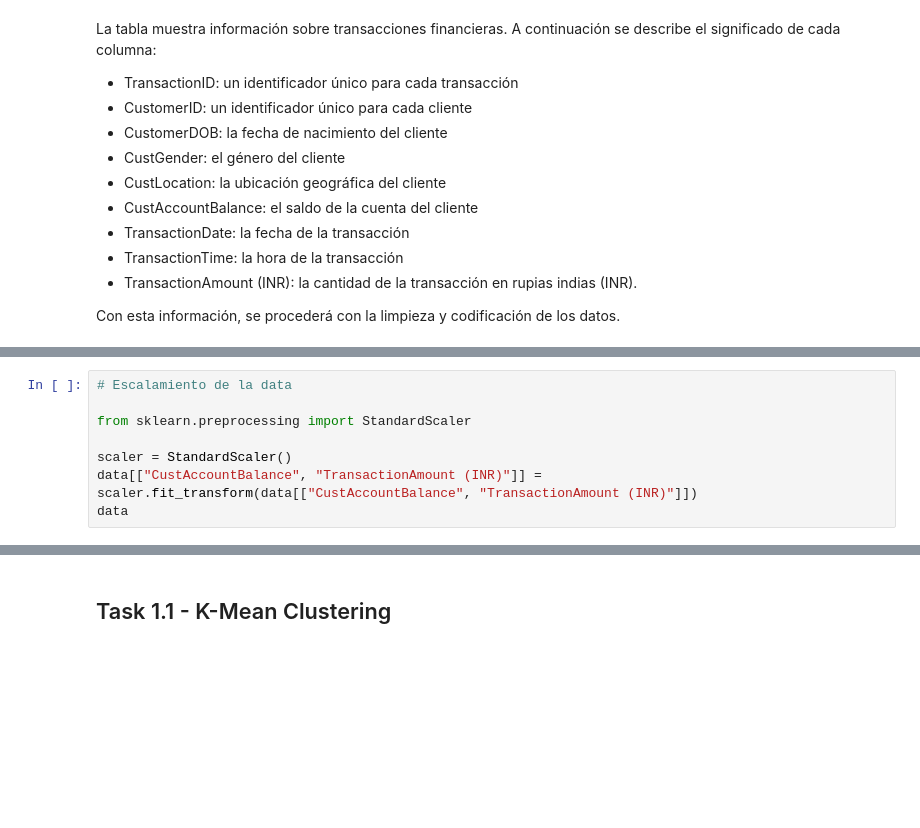
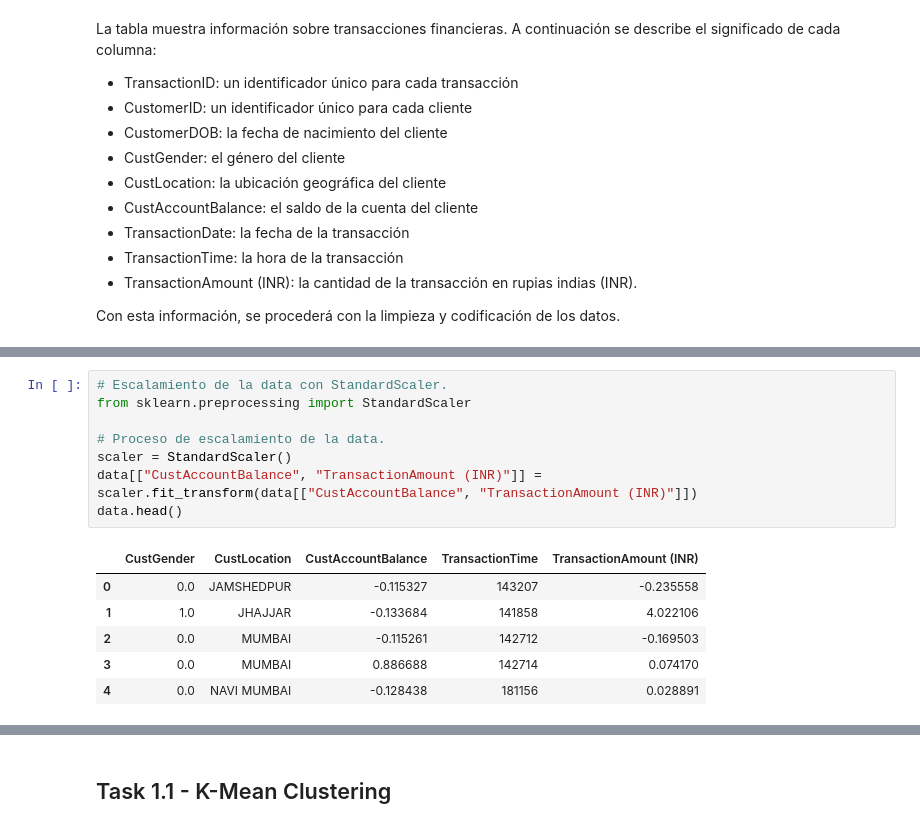
Before and after one commit to unclepete-20/lab7-k-means, a Jupyter notebook: src/k_means.ipynb, the cells around one changed output, grey strips where cells are left out. Saved outputs shown, nothing was run; the diff lists cells and outputs as text; blank space fills up the shorter version.

```diff
--- a/src/k_means.ipynb
+++ b/src/k_means.ipynb
@@ -65,9 +106,16 @@ data
 # %%
-# Escalamiento de la data
-
+# Escalamiento de la data con StandardScaler.
 from sklearn.preprocessing import StandardScaler
 
+# Proceso de escalamiento de la data.
 scaler = StandardScaler()
 data[["CustAccountBalance", "TransactionAmount (INR)"]] = scaler.fit_transform(data[["CustAccountBalance", "TransactionAmount (INR)"]])
-data
+data.head()
+# %% [output]
+|  | CustGender | CustLocation | CustAccountBalance | TransactionTime | TransactionAmount (INR) |
+| 0 | 0.0 | JAMSHEDPUR | -0.115327 | 143207 | -0.235558 |
+| 1 | 1.0 | JHAJJAR | -0.133684 | 141858 | 4.022106 |
+| 2 | 0.0 | MUMBAI | -0.115261 | 142712 | -0.169503 |
+| 3 | 0.0 | MUMBAI | 0.886688 | 142714 | 0.074170 |
+| 4 | 0.0 | NAVI MUMBAI | -0.128438 | 181156 | 0.028891 |
 # %%
```
Also changed, not shown: parts of 16 cells of this notebook, 1 other file.
